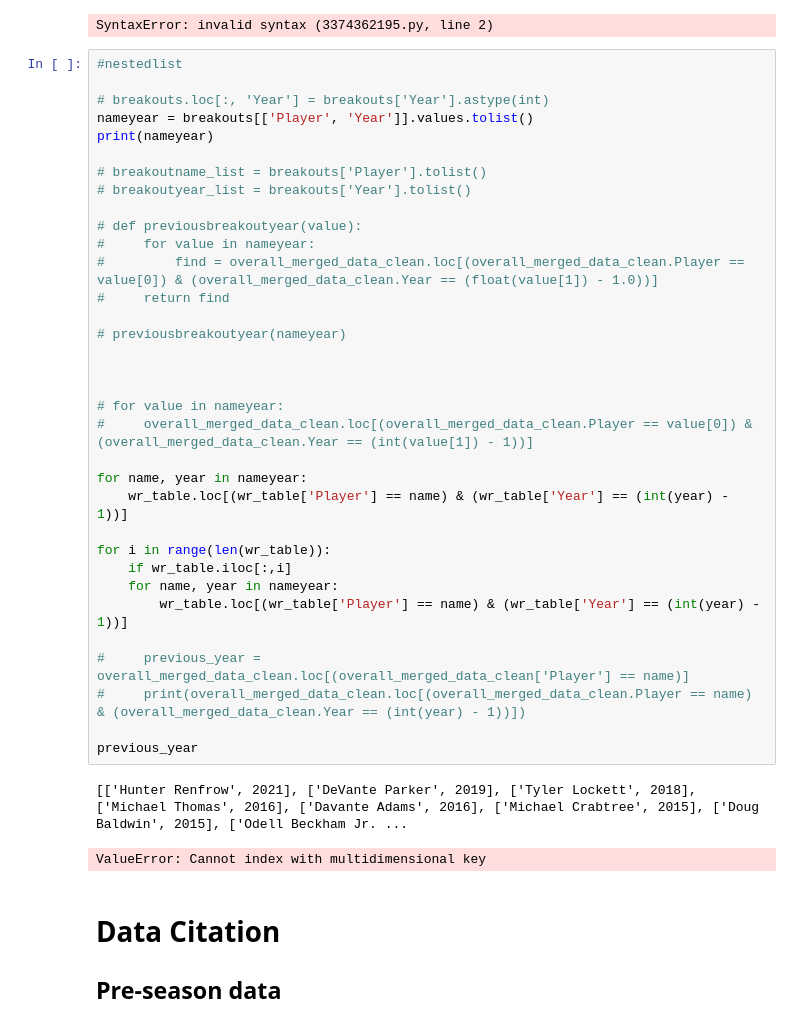
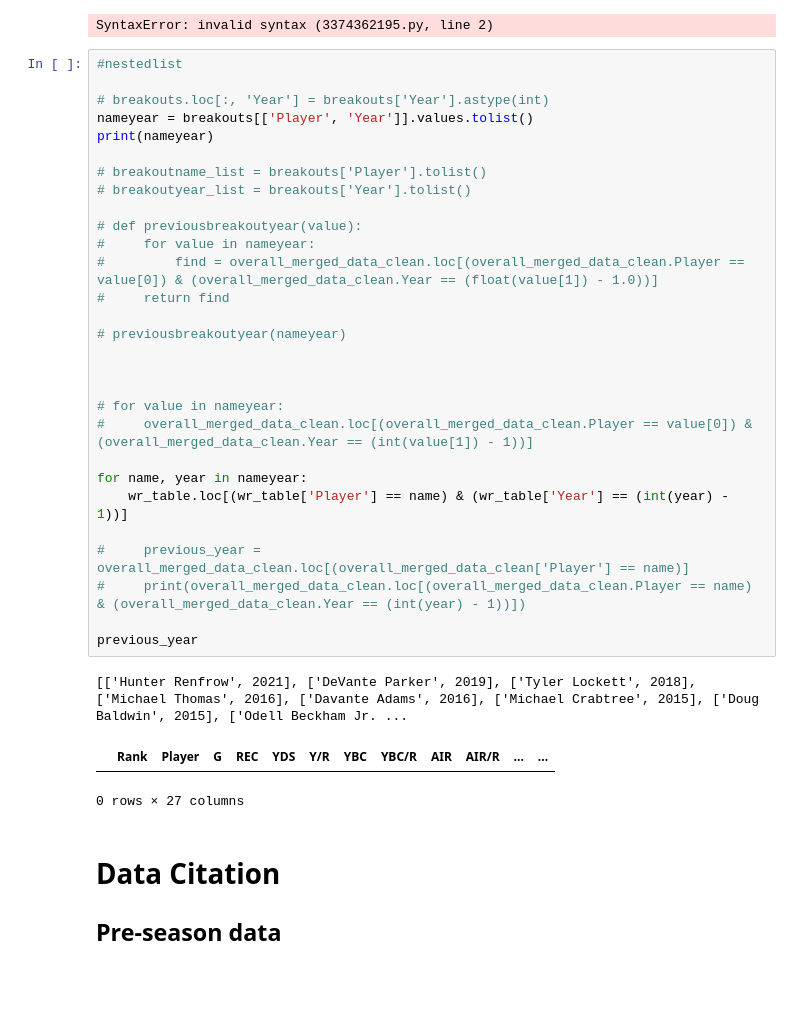
Before and after one commit to jjz62/info2950group, a Jupyter notebook: data_notebook.ipynb, the cells around one changed output. Saved outputs shown, nothing was run; the diff lists cells and outputs as text; blank space fills up the shorter version.

```diff
--- a/data_notebook.ipynb
+++ b/data_notebook.ipynb
@@ -206,39 +206,35 @@ SyntaxError: invalid syntax (3374362195.py, line 2)
 #nestedlist
 
 # breakouts.loc[:, 'Year'] = breakouts['Year'].astype(int)
 nameyear = breakouts[['Player', 'Year']].values.tolist()
 print(nameyear)
 
 # breakoutname_list = breakouts['Player'].tolist()
 # breakoutyear_list = breakouts['Year'].tolist()
 
 # def previousbreakoutyear(value):
 #     for value in nameyear:
 #         find = overall_merged_data_clean.loc[(overall_merged_data_clean.Player == value[0]) & (overall_merged_data_clean.Year == (float(value[1]) - 1.0))]
 #     return find
 
 # previousbreakoutyear(nameyear)
 
 
 
 # for value in nameyear:
 #     overall_merged_data_clean.loc[(overall_merged_data_clean.Player == value[0]) & (overall_merged_data_clean.Year == (int(value[1]) - 1))]
 
 for name, year in nameyear:
     wr_table.loc[(wr_table['Player'] == name) & (wr_table['Year'] == (int(year) - 1))]
 
-for i in range(len(wr_table)):
-    if wr_table.iloc[:,i]
-    for name, year in nameyear:
-        wr_table.loc[(wr_table['Player'] == name) & (wr_table['Year'] == (int(year) - 1))]
-
 #     previous_year = overall_merged_data_clean.loc[(overall_merged_data_clean['Player'] == name)]
 #     print(overall_merged_data_clean.loc[(overall_merged_data_clean.Player == name) & (overall_merged_data_clean.Year == (int(year) - 1))])
 
 previous_year
 # %% [output]
 [['Hunter Renfrow', 2021], ['DeVante Parker', 2019], ['Tyler Lockett', 2018], ['Michael Thomas', 2016], ['Davante Adams', 2016], ['Michael Crabtree', 2015], ['Doug Baldwin', 2015], ['Odell Beckham Jr. ...
+|  | Rank | Player | G | REC | YDS | Y/R | YBC | YBC/R | AIR | AIR/R | ... | ... |
-ValueError: Cannot index with multidimensional key
+0 rows × 27 columns
 # %% [markdown]
 # Data Citation
 Pre-season data
```
